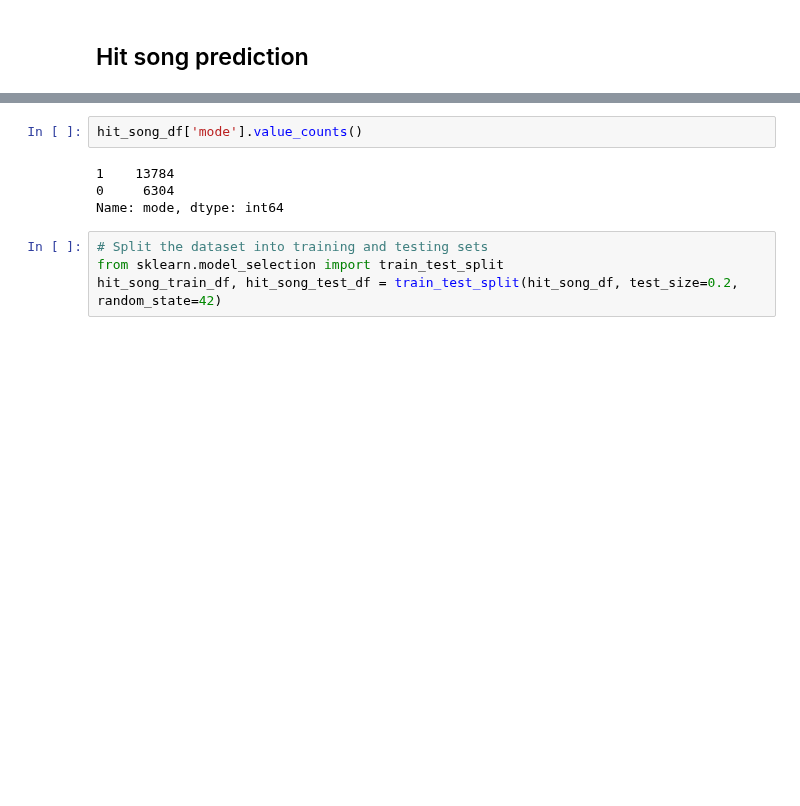
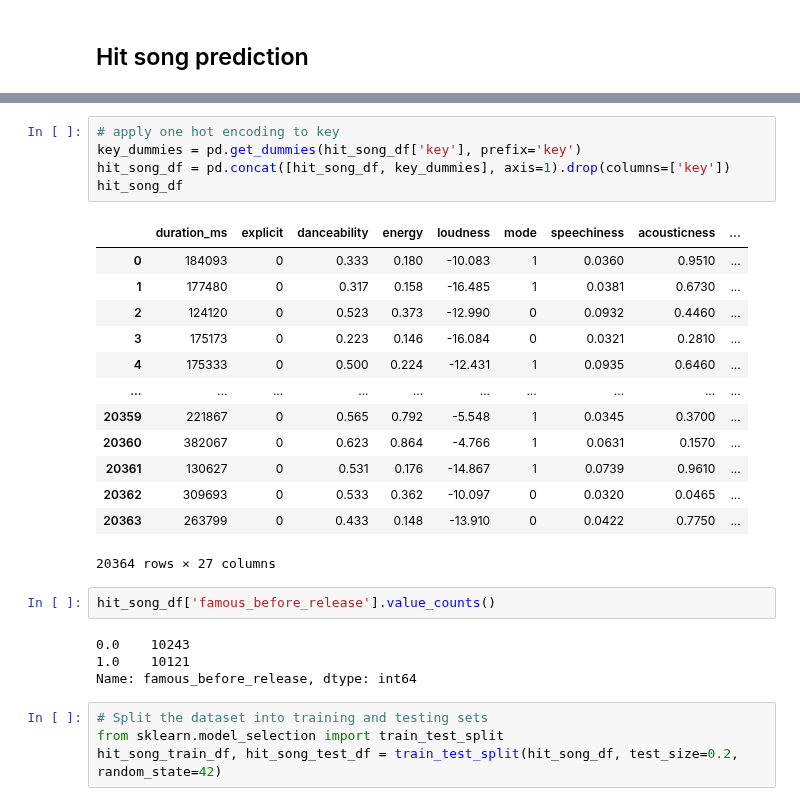
Before and after one commit to xRiku/gp-ufes, a Jupyter notebook: billboard_x_spotify.ipynb, the cells around one changed output, grey strips where cells are left out. Drawn from its saved outputs; the diff is of its cells as text; blank space fills up the shorter version.

```diff
--- a/billboard_x_spotify.ipynb
+++ b/billboard_x_spotify.ipynb
@@ -292,9 +272,28 @@ hit_song_df.describe()
 # %%
-hit_song_df['mode'].value_counts()
+# apply one hot encoding to key
+key_dummies = pd.get_dummies(hit_song_df['key'], prefix='key')
+hit_song_df = pd.concat([hit_song_df, key_dummies], axis=1).drop(columns=['key'])
+hit_song_df
 # %% [output]
+|  | duration_ms | explicit | danceability | energy | loudness | mode | speechiness | acousticness | ... |
+| 0 | 184093 | 0 | 0.333 | 0.180 | -10.083 | 1 | 0.0360 | 0.9510 | ... |
+| 1 | 177480 | 0 | 0.317 | 0.158 | -16.485 | 1 | 0.0381 | 0.6730 | ... |
+| 2 | 124120 | 0 | 0.523 | 0.373 | -12.990 | 0 | 0.0932 | 0.4460 | ... |
+| 3 | 175173 | 0 | 0.223 | 0.146 | -16.084 | 0 | 0.0321 | 0.2810 | ... |
+| 4 | 175333 | 0 | 0.500 | 0.224 | -12.431 | 1 | 0.0935 | 0.6460 | ... |
+| ... | ... | ... | ... | ... | ... | ... | ... | ... | ... |
+| 20359 | 221867 | 0 | 0.565 | 0.792 | -5.548 | 1 | 0.0345 | 0.3700 | ... |
+| 20360 | 382067 | 0 | 0.623 | 0.864 | -4.766 | 1 | 0.0631 | 0.1570 | ... |
+| 20361 | 130627 | 0 | 0.531 | 0.176 | -14.867 | 1 | 0.0739 | 0.9610 | ... |
+| 20362 | 309693 | 0 | 0.533 | 0.362 | -10.097 | 0 | 0.0320 | 0.0465 | ... |
+| 20363 | 263799 | 0 | 0.433 | 0.148 | -13.910 | 0 | 0.0422 | 0.7750 | ... |
-1    13784
-0     6304
-Name: mode, dtype: int64
+20364 rows × 27 columns
+# %%
+hit_song_df['famous_before_release'].value_counts()
+# %% [output]
+0.0    10243
+1.0    10121
+Name: famous_before_release, dtype: int64
 # %%
 # Split the dataset into training and testing sets
 from sklearn.model_selection import train_test_split
```
Also changed, not shown: parts of 11 cells of this notebook.
